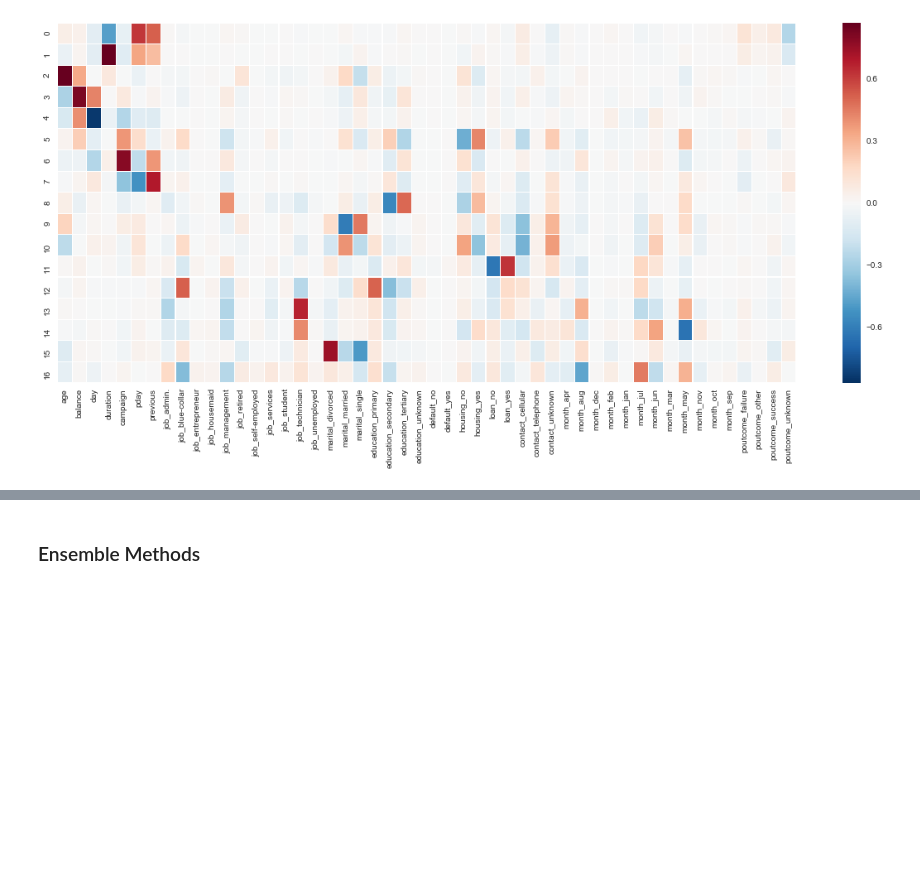
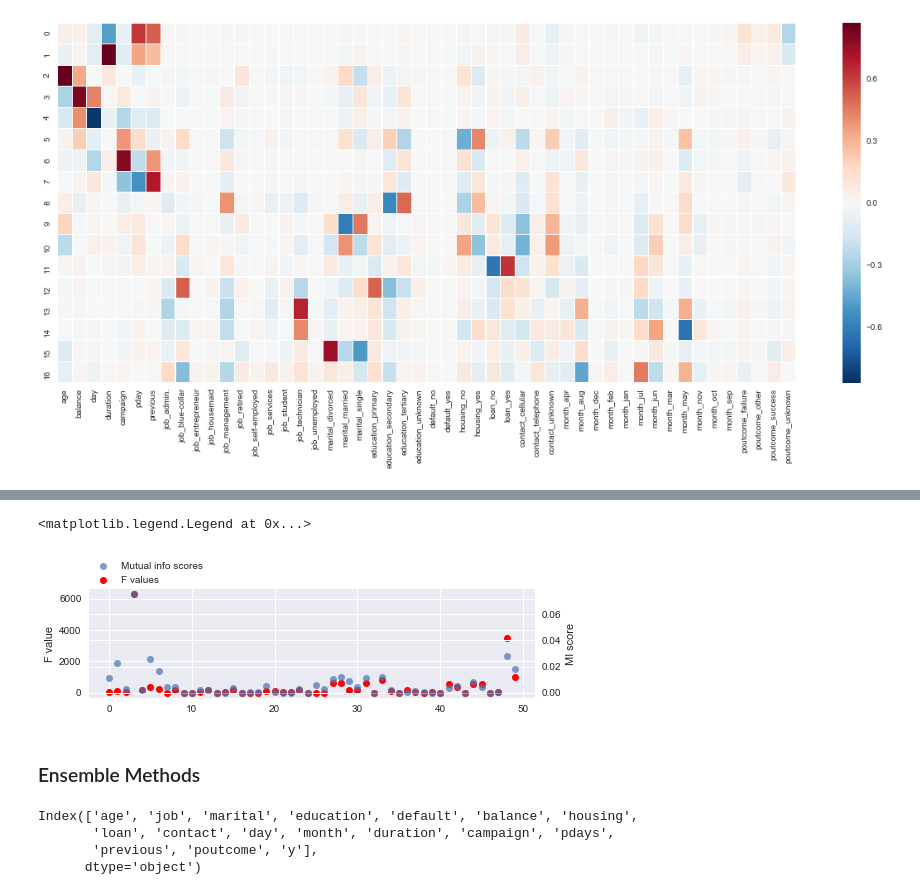
Before and after one commit to lingblahblah/Big-Data-in-Finance, a Jupyter notebook: Data Analysis.ipynb, the cells around one changed output, grey strips where cells are left out. Saved outputs shown, nothing was run; the diff lists cells and outputs as text; code cells hidden in the pictures; blank space fills up the shorter version.

```diff
--- a/Data Analysis.ipynb
+++ b/Data Analysis.ipynb
@@ -303,2 +320,23 @@ sns.heatmap(pd.DataFrame(pca.components_[0:17,:], columns = col), ax=ax, annot=F
+# %%
+'''mutual_info_classif'''
+scores = mutual_info_classif(X_train, y_train)
+fig = plt.figure(figsize=(8, 2))
+line_f, = plt.plot(f_values, 'o', c='r')
+plt.ylabel("F value")
+ax2 = plt.twinx()
+line_s, = ax2.plot(scores, 'o', alpha=.7)
+ax2.set_ylabel("MI score")
+plt.xticks()
+plt.legend([line_s, line_f], ["Mutual info scores", "F values"], loc=(0, 1))
+# %% [output]
+<matplotlib.legend.Legend at 0x...>
+[figure, added]
 # %% [markdown]
 ### Ensemble Methods
+# %%
+data.columns
+# %% [output]
+Index(['age', 'job', 'marital', 'education', 'default', 'balance', 'housing',
+       'loan', 'contact', 'day', 'month', 'duration', 'campaign', 'pdays',
+       'previous', 'poutcome', 'y'],
+      dtype='object')
```
Also changed, not shown: parts of 4 cells of this notebook.
